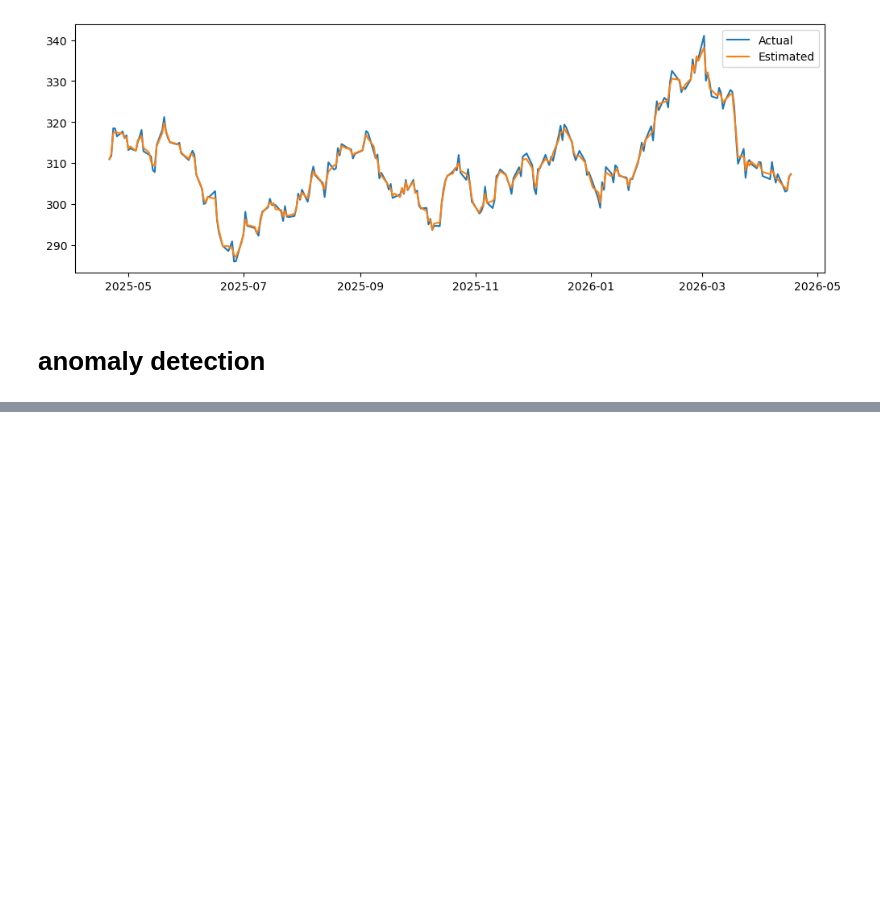
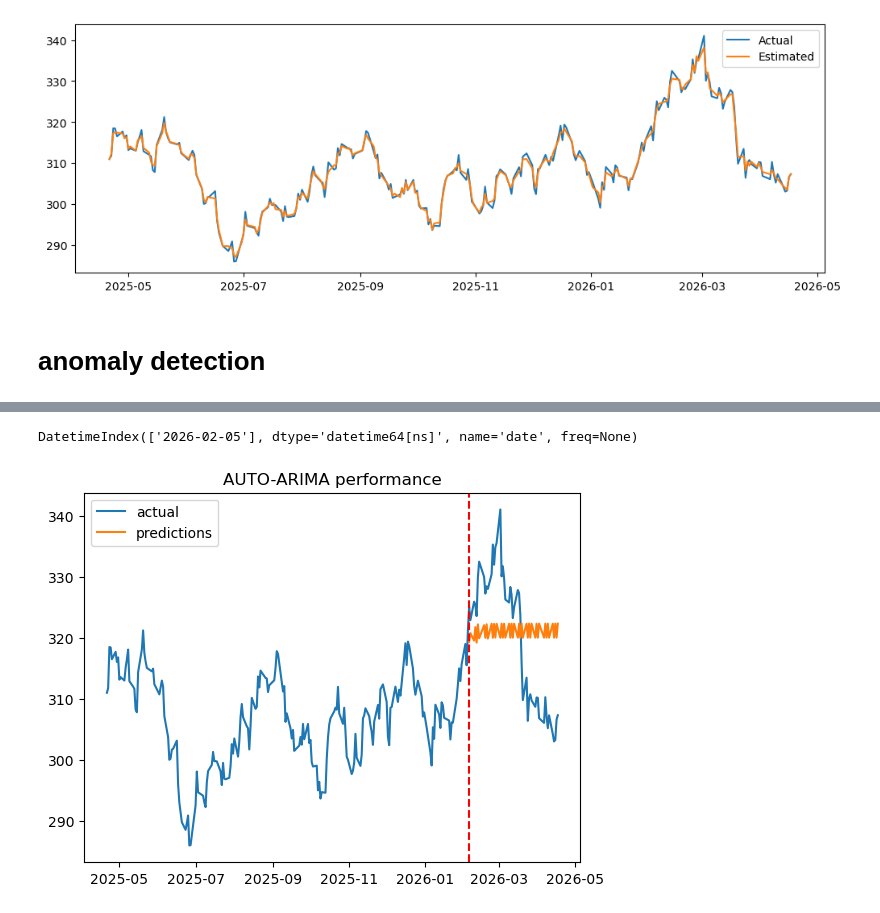
Before and after one commit to Thomas-Nguyen12/NewsApplication, a Jupyter notebook: notebooks/time_series_analysis.ipynb, the cells around one changed output, grey strips where cells are left out. Drawn from its saved outputs; the diff is of its cells as text; code cells hidden in the pictures; blank space fills up the shorter version.

```diff
--- a/notebooks/time_series_analysis.ipynb
+++ b/notebooks/time_series_analysis.ipynb
@@ -639,0 +724,14 @@ plt.show()
+# %%
+open_price.drop(['date'],axis=1, inplace=True)
+# %%
+X = open_price.index
+y=open_price.open
+
+len(X)
+
+open_price = open_price.sort_values(['date'], ascending=True)
+
+# 250 rows. the testing should be hte last 20% (50) rows
+
+train = open_price.head(200)
+test = open_price.tail(50)
@@ -639,0 +776,11 @@ plt.show()
+# %%
+import pmdarima as pm
+
+model = pm.auto_arima(train,
+                      seasonal=True,
+                      m=2,              # seasonal period (12=monthly, 4=quarterly, 7=daily)
+                      stepwise=True,     # faster search
+                      information_criterion='aic',
+                      trace=True)        # prints tested models
+
+print(model.summary())
@@ -639,0 +827,7 @@ plt.show()
+# %%
+predictions = model.predict(n_periods=len(test))
+
+predictions = pd.DataFrame(predictions)
+predictions.index = test.index
+
+predictions.columns = ['prediction']
@@ -639,0 +855,17 @@ plt.show()
+# %%
+test.head(1).index
+# %% [output]
+DatetimeIndex(['2026-02-05'], dtype='datetime64[ns]', name='date', freq=None)
+# %%
+
+plt.plot(open_price.index, open_price.open)
+
+
+plt.plot(predictions)
+plt.legend(['actual', 'predictions'])
+
+plt.axvline(x=test.head(1).index, linestyle='--', color='r')
+plt.title("AUTO-ARIMA performance")
+plt.show()
+# %% [output]
+[figure, added]
```
Also changed, not shown: parts of 42 cells of this notebook, 1 other file.
